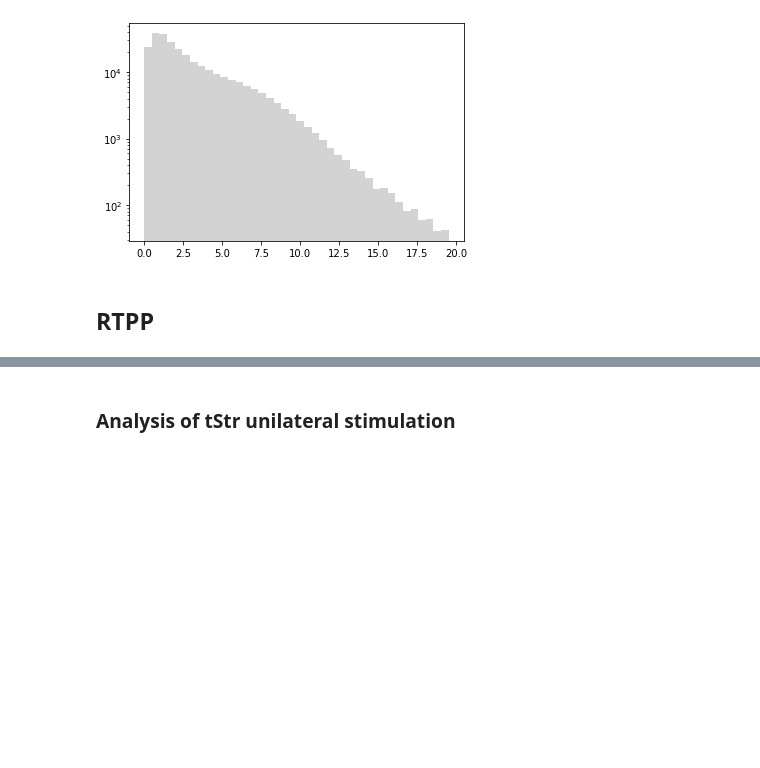
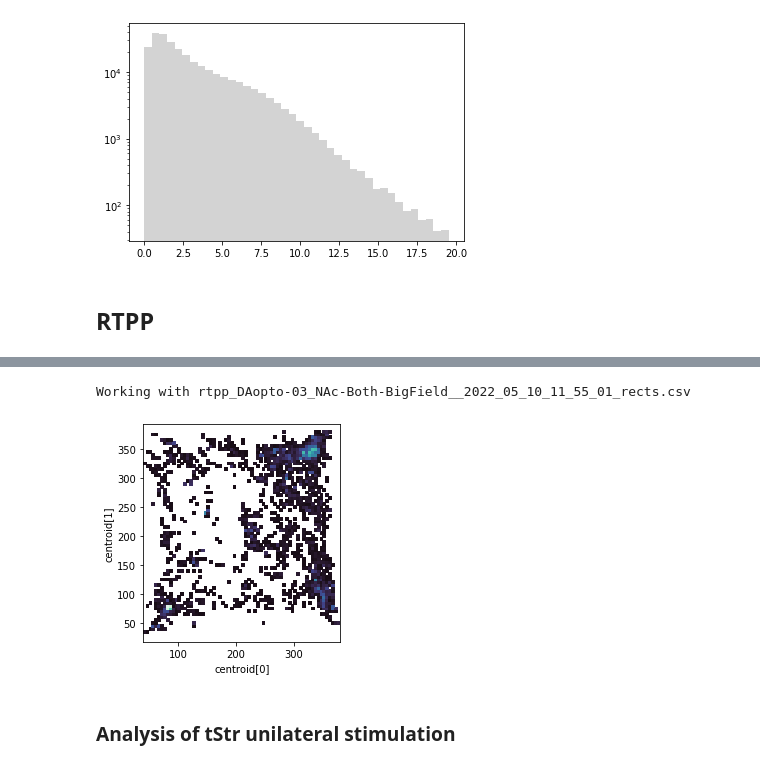
Before and after one commit to HernandoMV/BehaviouralAnalysis, a Jupyter notebook: Dopamine_optostimulation.ipynb, the cells around one changed output, grey strips where cells are left out. Saved outputs shown, nothing was run; the diff lists cells and outputs as text; code cells hidden in the pictures; blank space fills up the shorter version.

```diff
--- a/Dopamine_optostimulation.ipynb
+++ b/Dopamine_optostimulation.ipynb
@@ -1394,3 +1381,49 @@ stim_df
+# %%
+# select a session and plot an example of where mouse is located during stimulation
+dfs_pp=[]
+for file in files:
+    print('Working with {}'.format(os.path.basename(file)))
+    # find the data file associated to it
+    name_pieces = os.path.basename(file).split('_')
+    data_file = os.path.join(os.path.dirname(file), '_'.join(name_pieces[:-1]) + '.csv')
+    #     print(data_file)
+    # get the animal name
+    an_name = name_pieces[1]
+    # open and read the data file
+    df = pd.read_csv(data_file, header=None)
+    colnames = ['centroid[0]', 'centroid[1]', 'orientation', 'axis_major_length',
+                'axis_minor_length', 'isInStimROI', 'firstTimeStampBool', 'timestampFrame', 'pp']
+    cndict = {}
+    for i,name in enumerate(colnames):
+        cndict[i] = name
+    df.rename(columns=cndict, inplace=True)
+    # add the animal name
+    df['animal_id'] = an_name
+    # drop True values of the firstTimeStampBool
+    df.drop(df[df.firstTimeStampBool].index, inplace=True)
+
+    # get the boundaries of first and second ROI in the rectangles file
+    first_roi_bounds = pd.read_csv(file, header=None).loc[1].values
+    second_roi_bounds = pd.read_csv(file, header=None).loc[2].values
+
+    # check if the animal is in the first ROI
+    df['isInFirstROI'] = calculate_if_inside(df, first_roi_bounds)
+    # check if the animal is in the second ROI
+    df['isInSecondROI'] = calculate_if_inside(df, second_roi_bounds)
+    dfs_pp.append(df)
+
+# combine
+fdf_pp = pd.concat(dfs_pp, ignore_index=True)
+# %% [output]
+Working with rtpp_DAopto-03_NAc-Both-BigField__2022_05_10_11_55_01_rects.csv
+# %%
+sns.histplot(data=fdf_pp[fdf_pp.pp==2], x='centroid[0]', y='centroid[1]', binwidth=5, pthresh=.1, cmap="mako")
+# sns.kdeplot(data=df[df.pp==1], x='centroid[0]', y='centroid[1]', levels=5, color="r", linewidths=1)
+plt.gca().set_aspect('equal', adjustable='box')
+
+plt.show()
+# %% [output]
+[figure, added]
 # %%
 # stuff that didn't work below
 # %% [markdown]
```
Also changed, not shown: parts of 6 cells of this notebook.
